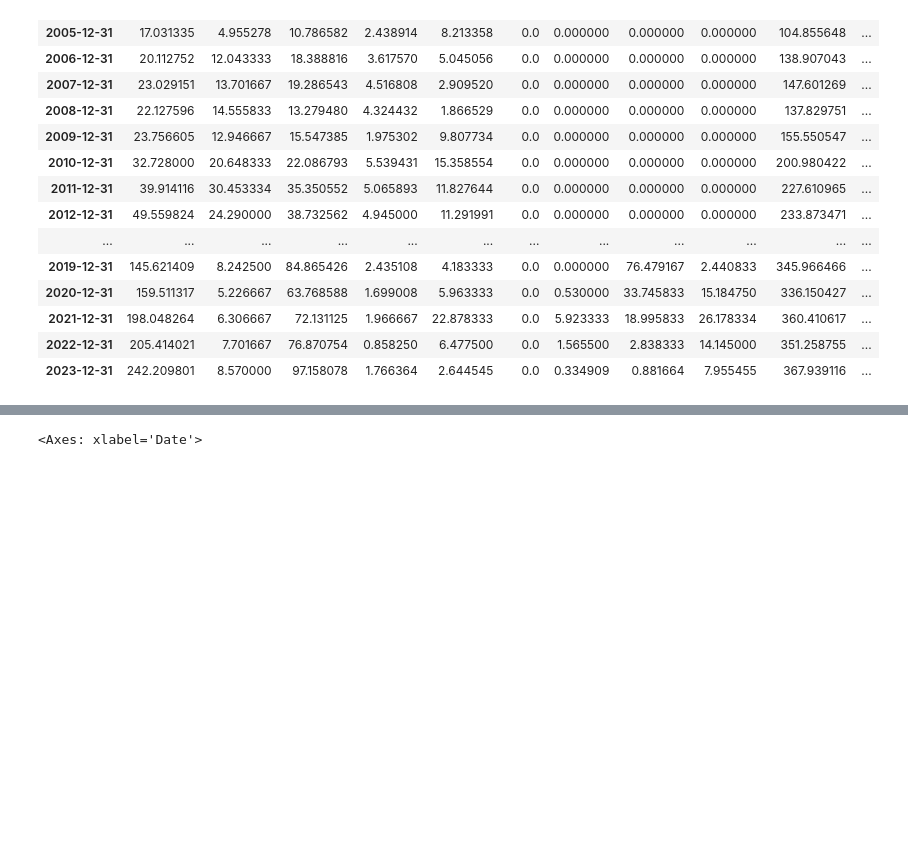
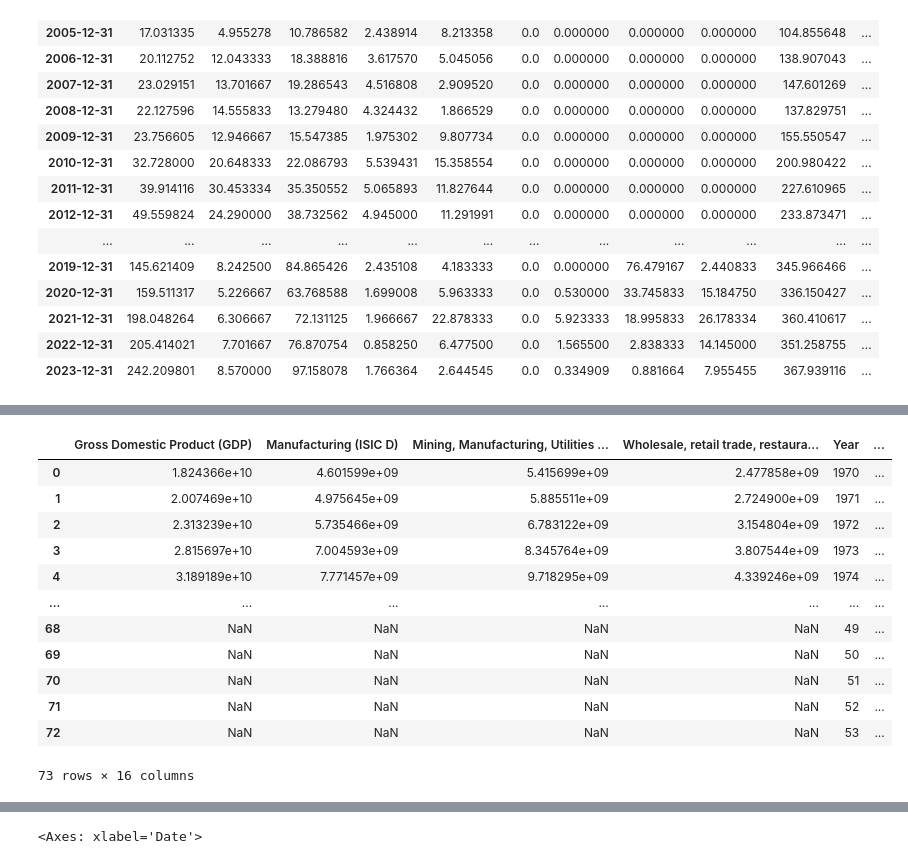
Before and after one commit to maximarbuzov/maxim, a Jupyter notebook: Untitled7.ipynb, the cells around one changed output, grey strips where cells are left out. Cells and saved outputs as stored; diff of their text form; code cells hidden in the pictures; blank space fills up the shorter version.

```diff
--- a/Untitled7.ipynb
+++ b/Untitled7.ipynb
@@ -1026,3 +1063,19 @@ MergeError: ignored
+# %%
+result
+# %% [output]
+|  | Gross Domestic Product (GDP) | Manufacturing (ISIC D) | Mining, Manufacturing, Utilities ... | Wholesale, retail trade, restaura... | Year | ... |
+| 0 | 1.824366e+10 | 4.601599e+09 | 5.415699e+09 | 2.477858e+09 | 1970 | ... |
+| 1 | 2.007469e+10 | 4.975645e+09 | 5.885511e+09 | 2.724900e+09 | 1971 | ... |
+| 2 | 2.313239e+10 | 5.735466e+09 | 6.783122e+09 | 3.154804e+09 | 1972 | ... |
+| 3 | 2.815697e+10 | 7.004593e+09 | 8.345764e+09 | 3.807544e+09 | 1973 | ... |
+| 4 | 3.189189e+10 | 7.771457e+09 | 9.718295e+09 | 4.339246e+09 | 1974 | ... |
+| ... | ... | ... | ... | ... | ... | ... |
+| 68 | NaN | NaN | NaN | NaN | 49 | ... |
+| 69 | NaN | NaN | NaN | NaN | 50 | ... |
+| 70 | NaN | NaN | NaN | NaN | 51 | ... |
+| 71 | NaN | NaN | NaN | NaN | 52 | ... |
+| 72 | NaN | NaN | NaN | NaN | 53 | ... |
+73 rows × 16 columns
 # %%
 prices1
 # %%
```
Also changed, not shown: parts of 10 cells of this notebook.
